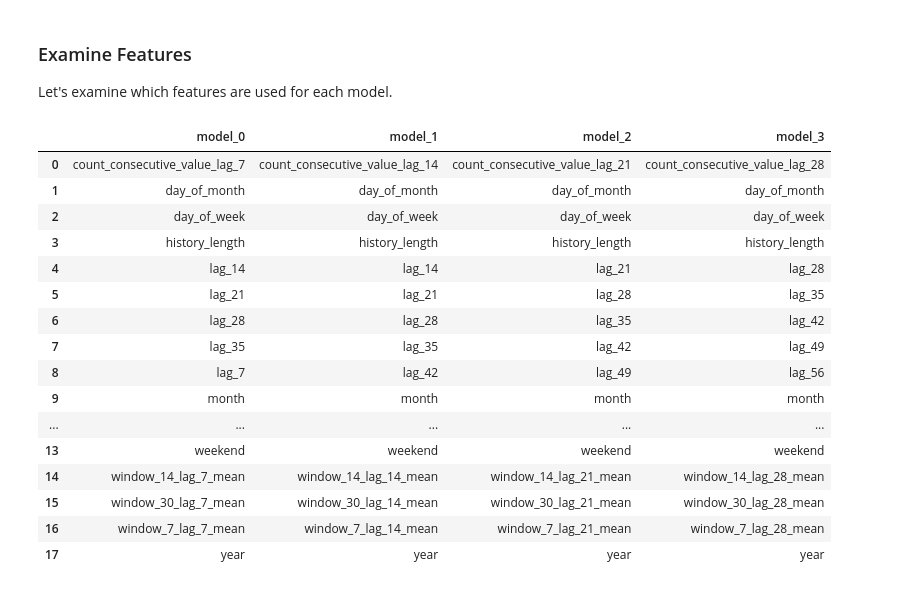
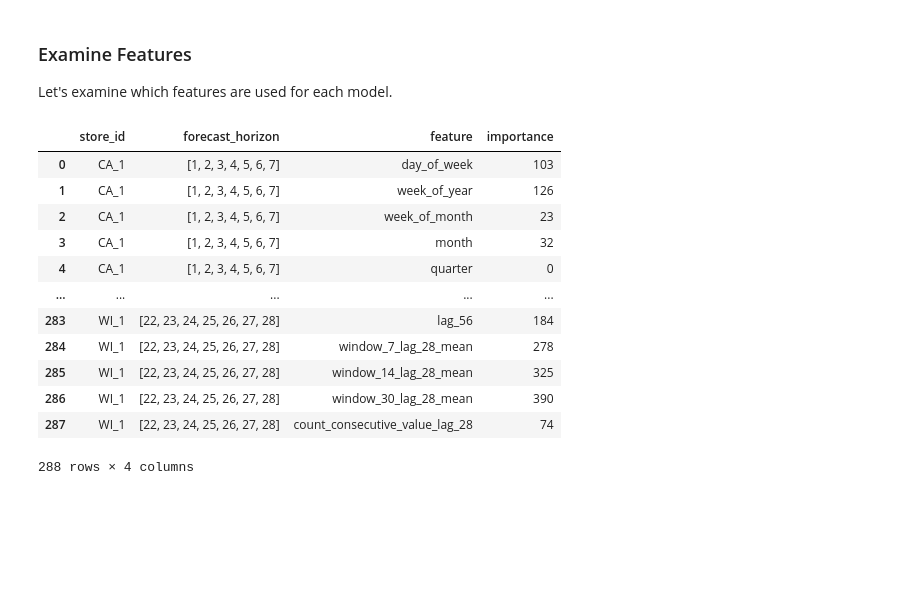
Before and after one commit to canerturkseven/ForecastFlowML, a Jupyter notebook: docs/source/notebooks/feature_engineering.ipynb, the cells around one changed output. Cells and saved outputs as stored; diff of their text form; code cells hidden in the pictures; blank space fills up the shorter version.

```diff
--- a/docs/source/notebooks/feature_engineering.ipynb
+++ b/docs/source/notebooks/feature_engineering.ipynb
@@ -332,29 +312,20 @@ trained_models
 ### Examine Features
 
 Let's examine which features are used for each model.
-# %%
-import pickle
-
-features = {}
-for i in range(4):
-    model = pickle.loads(trained_models["model"].iloc[0][i])
-    features[f"model_{i}"] = sorted(model.feature_name_)
-pd.DataFrame(features)
-# %% [output]
-|  | model_0 | model_1 | model_2 | model_3 |
-| 0 | count_consecutive_value_lag_7 | count_consecutive_value_lag_14 | count_consecutive_value_lag_21 | count_consecutive_value_lag_28 |
-| 1 | day_of_month | day_of_month | day_of_month | day_of_month |
-| 2 | day_of_week | day_of_week | day_of_week | day_of_week |
-| 3 | history_length | history_length | history_length | history_length |
-| 4 | lag_14 | lag_14 | lag_21 | lag_28 |
-| 5 | lag_21 | lag_21 | lag_28 | lag_35 |
-| 6 | lag_28 | lag_28 | lag_35 | lag_42 |
-| 7 | lag_35 | lag_35 | lag_42 | lag_49 |
-| 8 | lag_7 | lag_42 | lag_49 | lag_56 |
-| 9 | month | month | month | month |
-| ... | ... | ... | ... | ... |
-| 13 | weekend | weekend | weekend | weekend |
-| 14 | window_14_lag_7_mean | window_14_lag_14_mean | window_14_lag_21_mean | window_14_lag_28_mean |
-| 15 | window_30_lag_7_mean | window_30_lag_14_mean | window_30_lag_21_mean | window_30_lag_28_mean |
-| 16 | window_7_lag_7_mean | window_7_lag_14_mean | window_7_lag_21_mean | window_7_lag_28_mean |
-| 17 | year | year | year | year |
+# %%
+importance = forecast_flow.get_feature_importance()
+importance
+# %% [output]
+|  | store_id | forecast_horizon | feature | importance |
+| 0 | CA_1 | [1, 2, 3, 4, 5, 6, 7] | day_of_week | 103 |
+| 1 | CA_1 | [1, 2, 3, 4, 5, 6, 7] | week_of_year | 126 |
+| 2 | CA_1 | [1, 2, 3, 4, 5, 6, 7] | week_of_month | 23 |
+| 3 | CA_1 | [1, 2, 3, 4, 5, 6, 7] | month | 32 |
+| 4 | CA_1 | [1, 2, 3, 4, 5, 6, 7] | quarter | 0 |
+| ... | ... | ... | ... | ... |
+| 283 | WI_1 | [22, 23, 24, 25, 26, 27, 28] | lag_56 | 184 |
+| 284 | WI_1 | [22, 23, 24, 25, 26, 27, 28] | window_7_lag_28_mean | 278 |
+| 285 | WI_1 | [22, 23, 24, 25, 26, 27, 28] | window_14_lag_28_mean | 325 |
+| 286 | WI_1 | [22, 23, 24, 25, 26, 27, 28] | window_30_lag_28_mean | 390 |
+| 287 | WI_1 | [22, 23, 24, 25, 26, 27, 28] | count_consecutive_value_lag_28 | 74 |
+288 rows × 4 columns
```
Also changed, not shown: parts of 15 cells of this notebook, 23 other files.
